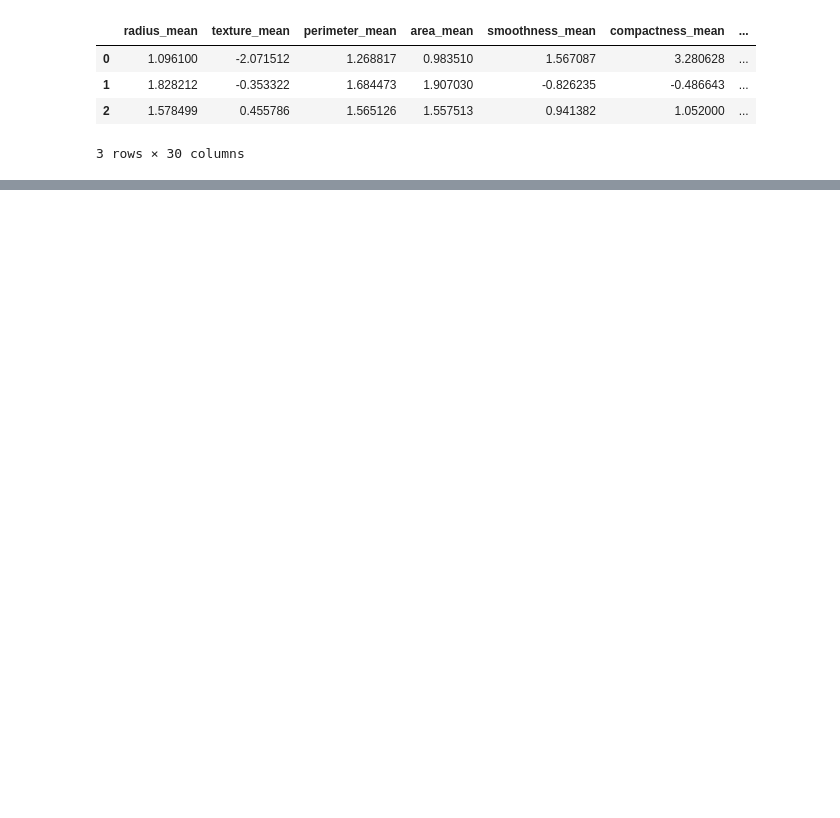
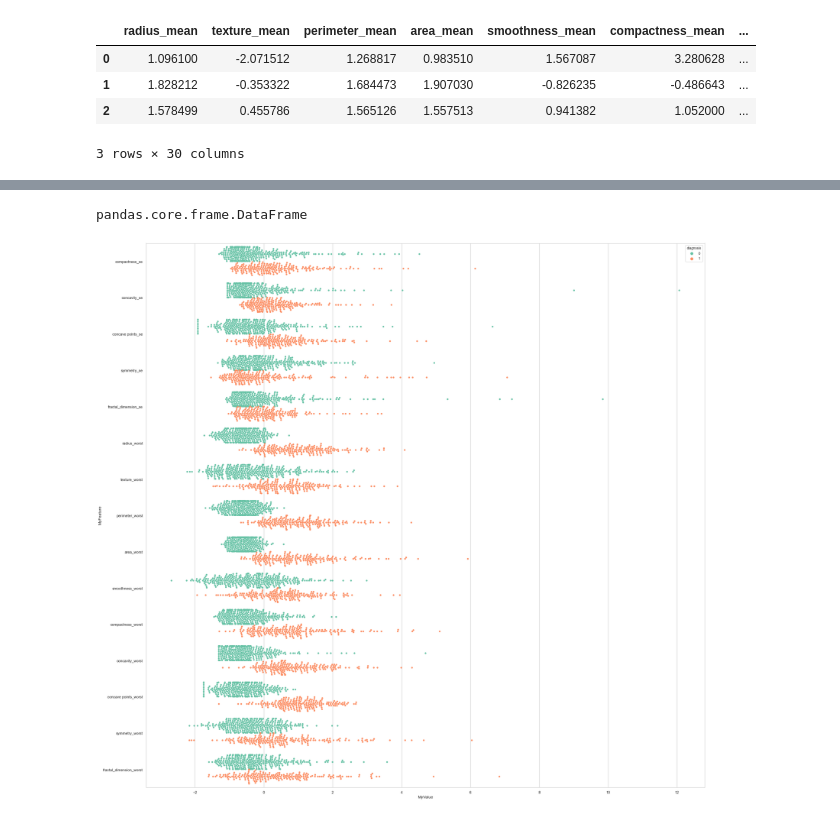
Before and after one commit to shasso2s/Datenanalyse_Breast_Cancer_BinaryClassification, a Jupyter notebook: Projekt zur Datenanalyse_Classification of Wisconsin Breast Cancer.ipynb, the cells around one changed output, grey strips where cells are left out. Cells and saved outputs as stored; diff of their text form; code cells hidden in the pictures; blank space fills up the shorter version.

```diff
--- a/Projekt zur Datenanalyse_Classification of Wisconsin Breast Cancer.ipynb
+++ b/Projekt zur Datenanalyse_Classification of Wisconsin Breast Cancer.ipynb
@@ -259,0 +345,14 @@ plt.grid()
+# %%
+sns.set(style="whitegrid")
+
+data = pd.concat([Y,X.iloc[:,15:]],axis=1)
+data = pd.melt(data,id_vars="diagnosis",
+                    var_name="MyFeature",
+                    value_name='MyValue')
+plt.figure(figsize=(30,30))
+sns.swarmplot(x="MyValue", y= "MyFeature", hue="diagnosis", data=data,palette="Set2", dodge=True)
+
+type(data)
+# %% [output]
+pandas.core.frame.DataFrame
+[figure, added]
```
Also changed, not shown: parts of 28 cells of this notebook.
